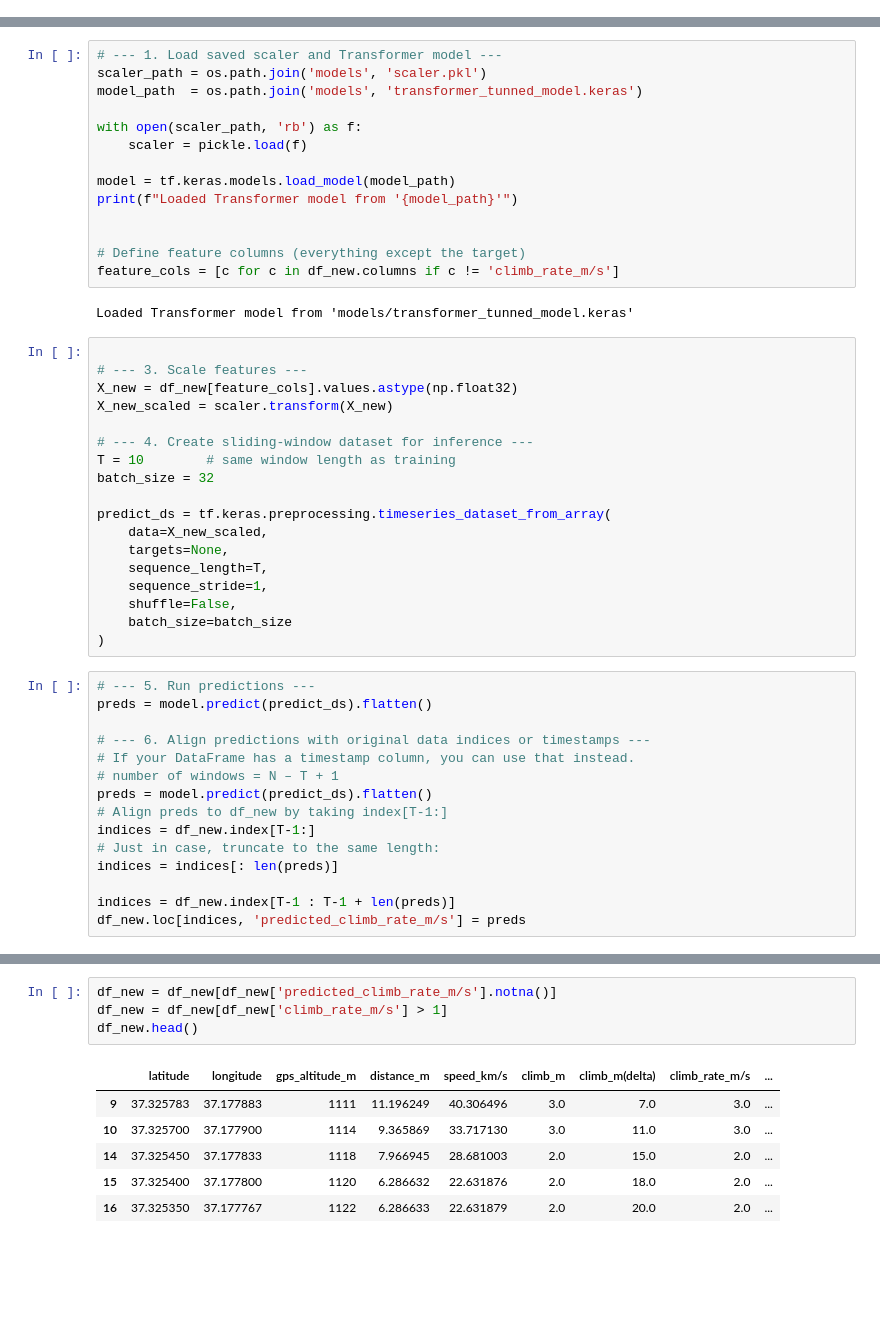
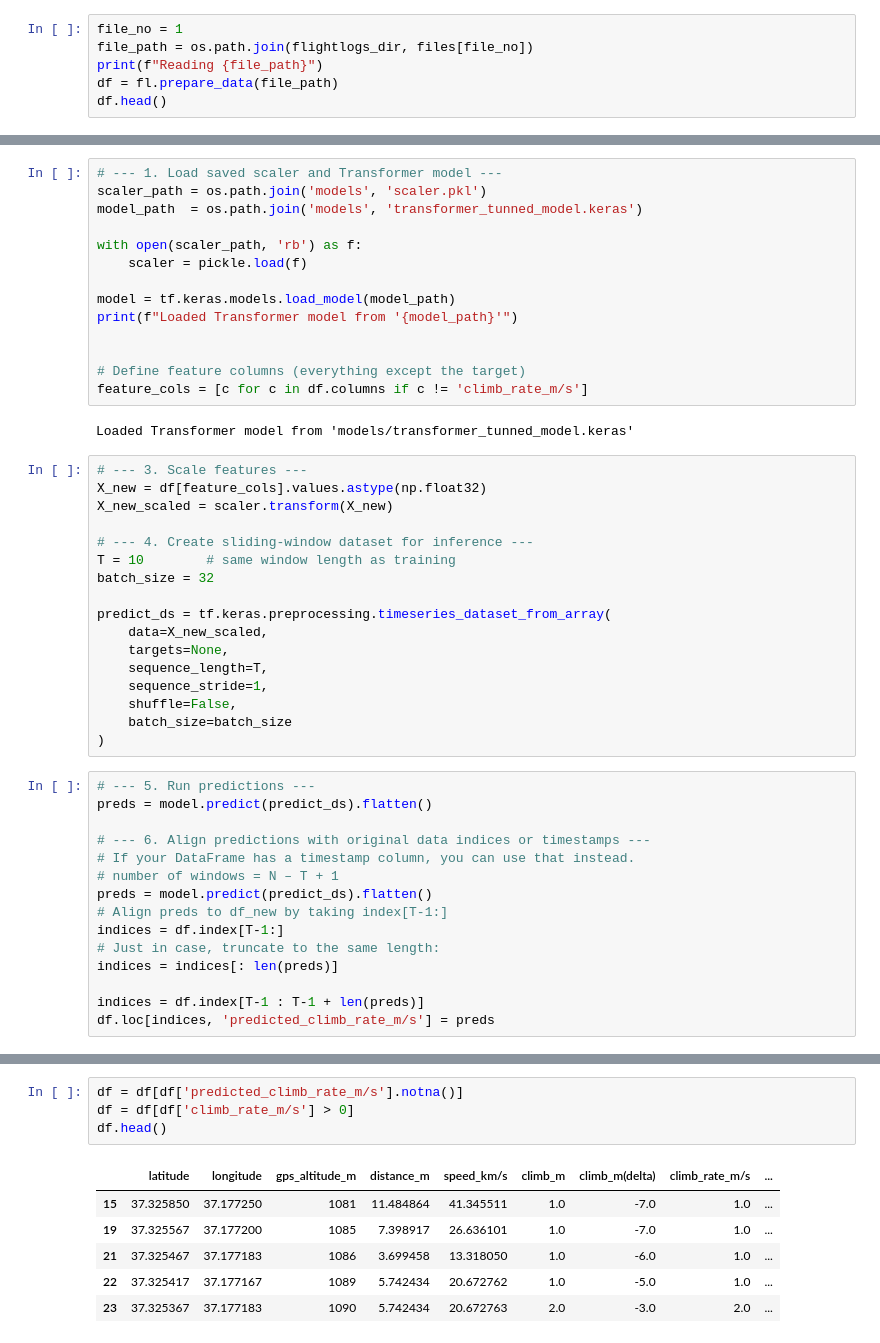
Before and after one commit to SerkanKurd/Paragliding_Flight_Analyses, a Jupyter notebook: scripts/flight_analyse_scoring.ipynb, the cells around one changed output, grey strips where cells are left out. Drawn from its saved outputs; the diff is of its cells as text; blank space fills up the shorter version.

```diff
--- a/scripts/flight_analyse_scoring.ipynb
+++ b/scripts/flight_analyse_scoring.ipynb
@@ -17,0 +17,6 @@ Reading /Users/serkan/Documents/Projeler/Paragliding_Flight_Analyses/data/flight
+# %%
+file_no = 1
+file_path = os.path.join(flightlogs_dir, files[file_no])
+print(f"Reading {file_path}")
+df = fl.prepare_data(file_path)
+df.head()
@@ -62,13 +86,12 @@ print(f"Loaded Transformer model from '{model_path}'")
 
 
 # Define feature columns (everything except the target)
-feature_cols = [c for c in df_new.columns if c != 'climb_rate_m/s']
+feature_cols = [c for c in df.columns if c != 'climb_rate_m/s']
 # %% [output]
 Loaded Transformer model from 'models/transformer_tunned_model.keras'
 # %%
-
 # --- 3. Scale features ---
-X_new = df_new[feature_cols].values.astype(np.float32)
+X_new = df[feature_cols].values.astype(np.float32)
 X_new_scaled = scaler.transform(X_new)
 
 # --- 4. Create sliding‐window dataset for inference ---
@@ -92,10 +115,10 @@ preds = model.predict(predict_ds).flatten()
 # number of windows = N – T + 1
 preds = model.predict(predict_ds).flatten()
 # Align preds to df_new by taking index[T-1:]
-indices = df_new.index[T-1:]
+indices = df.index[T-1:]
 # Just in case, truncate to the same length:
 indices = indices[: len(preds)]
 
-indices = df_new.index[T-1 : T-1 + len(preds)]
-df_new.loc[indices, 'predicted_climb_rate_m/s'] = preds
+indices = df.index[T-1 : T-1 + len(preds)]
+df.loc[indices, 'predicted_climb_rate_m/s'] = preds
 # %% [output]
@@ -109,12 +127,12 @@ See the caveats in the documentation: https://pandas.pydata.org/pandas-docs/stab
 # %%
-df_new = df_new[df_new['predicted_climb_rate_m/s'].notna()]
-df_new = df_new[df_new['climb_rate_m/s'] > 1]
-df_new.head()
+df = df[df['predicted_climb_rate_m/s'].notna()]
+df = df[df['climb_rate_m/s'] > 0]
+df.head()
 # %% [output]
 |  | latitude | longitude | gps_altitude_m | distance_m | speed_km/s | climb_m | climb_m(delta) | climb_rate_m/s | ... |
-| 9 | 37.325783 | 37.177883 | 1111 | 11.196249 | 40.306496 | 3.0 | 7.0 | 3.0 | ... |
-| 10 | 37.325700 | 37.177900 | 1114 | 9.365869 | 33.717130 | 3.0 | 11.0 | 3.0 | ... |
-| 14 | 37.325450 | 37.177833 | 1118 | 7.966945 | 28.681003 | 2.0 | 15.0 | 2.0 | ... |
-| 15 | 37.325400 | 37.177800 | 1120 | 6.286632 | 22.631876 | 2.0 | 18.0 | 2.0 | ... |
-| 16 | 37.325350 | 37.177767 | 1122 | 6.286633 | 22.631879 | 2.0 | 20.0 | 2.0 | ... |
+| 15 | 37.325850 | 37.177250 | 1081 | 11.484864 | 41.345511 | 1.0 | -7.0 | 1.0 | ... |
+| 19 | 37.325567 | 37.177200 | 1085 | 7.398917 | 26.636101 | 1.0 | -7.0 | 1.0 | ... |
+| 21 | 37.325467 | 37.177183 | 1086 | 3.699458 | 13.318050 | 1.0 | -6.0 | 1.0 | ... |
+| 22 | 37.325417 | 37.177167 | 1089 | 5.742434 | 20.672762 | 1.0 | -5.0 | 1.0 | ... |
+| 23 | 37.325367 | 37.177183 | 1090 | 5.742434 | 20.672763 | 2.0 | -3.0 | 2.0 | ... |
 # %%
```
Also changed, not shown: parts of 10 cells of this notebook.
